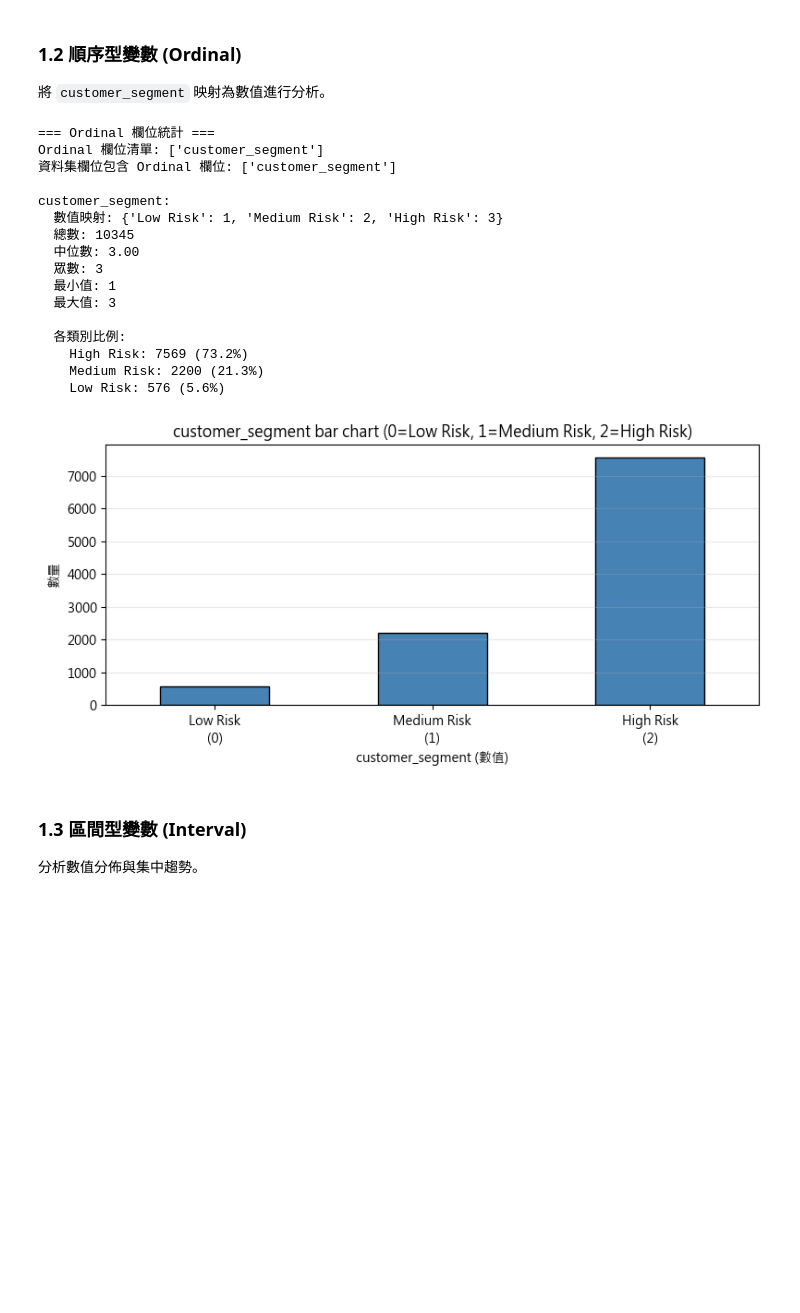
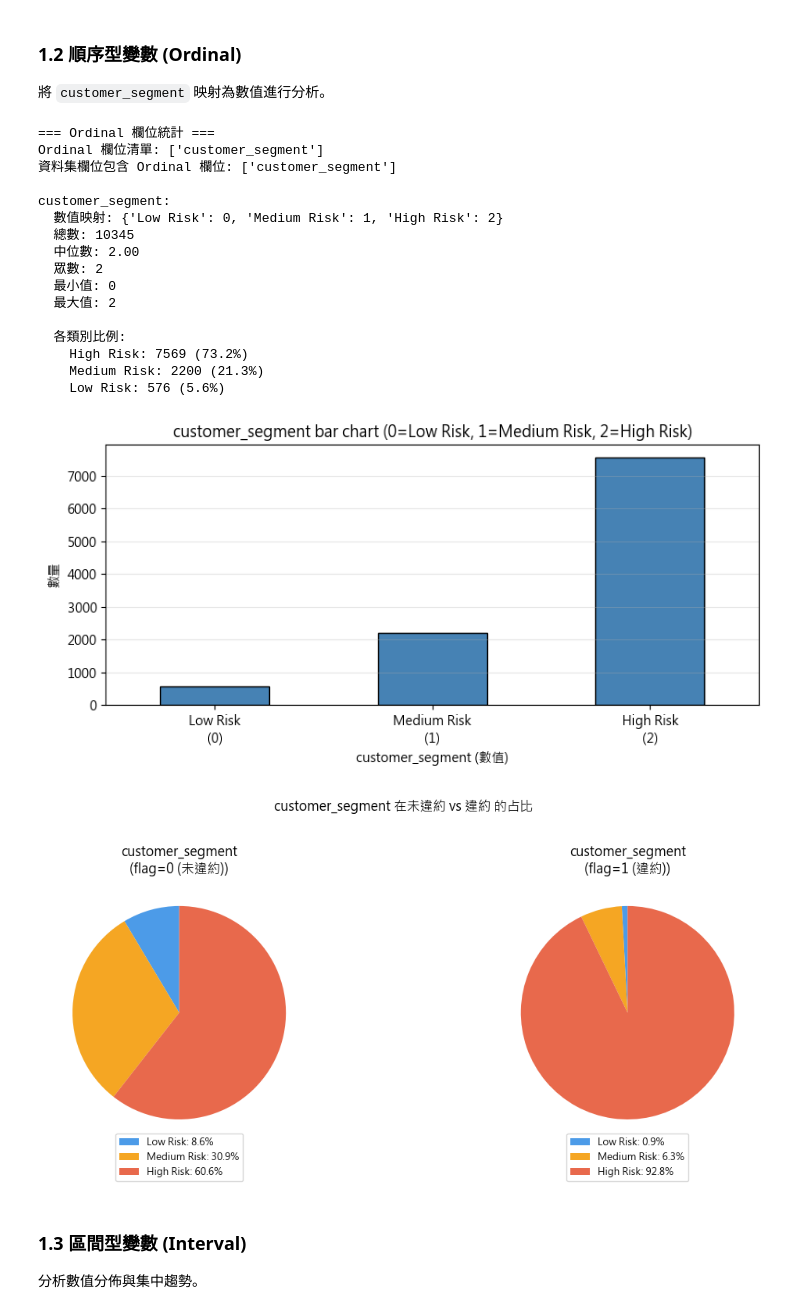
Before and after one commit to BobbleUnderBox/DataMiningG1FinalProject, a Jupyter notebook: notebooks/02_exploratory_data_analysis.ipynb, the cells around one changed output. Cells and saved outputs as stored; diff of their text form; code cells hidden in the pictures; blank space fills up the shorter version.

```diff
--- a/notebooks/02_exploratory_data_analysis.ipynb
+++ b/notebooks/02_exploratory_data_analysis.ipynb
@@ -150,23 +129,18 @@ print("=== Ordinal 欄位統計 ===")
 print(f"Ordinal 欄位清單: {data_types['Ordinal']}")
 print(f"資料集欄位包含 Ordinal 欄位: {[col for col in data_types['Ordinal'] if col in df.columns]}")
 
-# 定義 customer_segment 的順序映射
 segment_mapping = {'Low Risk': 0, 'Medium Risk': 1, 'High Risk': 2}
+flag_labels = {0: 'flag=0 (未違約)', 1: 'flag=1 (違約)'}
 
 for col in data_types['Ordinal']:
     if col in df.columns:
         print(f"\n{col}:")
 
-        # 特殊處理 customer_segment：轉換為數值
         if col == 'customer_segment':
-            # 檢查是否已經是數值型態
-            if df['customer_segment'].dtype == 'object':
+            if not pd.api.types.is_numeric_dtype(df[col]):
                 df_numeric = df[col].map(segment_mapping)
             else:
-                # 如果已經是數值，直接使用
                 df_numeric = df[col]
-                # 更新映射表以利顯示 (假設之前的編碼是 0, 1, 2)
-                # 或者如果您想確保順序一致，可以進行轉換
             print(f"  數值映射: {segment_mapping}")
             print(f"  總數: {df_numeric.count()}")
             print(f"  中位數: {df_numeric.median():.2f}")
@@ -174,42 +148,60 @@ for col in data_types['Ordinal']:
             print(f"  最小值: {df_numeric.min()}")
             print(f"  最大值: {df_numeric.max()}")
 
-            # 計算各類別的比例
             print(f"\n  各類別比例:")
             value_counts = df[col].value_counts()
             total_count = len(df[col])
             for category, count in value_counts.items():
                 percentage = (count / total_count) * 100
                 print(f"    {category}: {count} ({percentage:.1f}%)")
 
-            # 畫長條圖（使用數值版本）
+            # 長條圖
             plt.figure(figsize=(8, 4))
             df_numeric.value_counts().sort_index().plot(kind='bar', color='steelblue', edgecolor='black')
             plt.title(f"{col} bar chart (0=Low Risk, 1=Medium Risk, 2=High Risk)")
             plt.xlabel(f"{col} (數值)")
             plt.ylabel('數量')
             plt.xticks([0, 1, 2], ['Low Risk\n(0)', 'Medium Risk\n(1)', 'High Risk\n(2)'], rotation=0)
             plt.grid(axis='y', alpha=0.3)
             plt.tight_layout()
             plt.show()
+
+            # 圓餅圖：百分比放進 legend，扇形上不顯示文字
+            segment_order = ['Low Risk', 'Medium Risk', 'High Risk']
+            colors = ['#4C9BE8', '#F5A623', '#E8694C']
+
+            fig, axes = plt.subplots(1, 2, figsize=(12, 5))
+            for ax, flag_val in zip(axes, [0, 1]):
+                subset = df[df['default_flag'] == flag_val][col]
+                vc = subset.value_counts().reindex(segment_order).dropna()
+                pcts = vc / vc.sum() * 100
+                legend_labels = [f"{label}: {pct:.1f}%" for label, pct in zip(vc.index, pcts)]
+                wedges, _ = ax.pie(vc, startangle=90, colors=colors[:len(vc)])
+                ax.legend(wedges, legend_labels, loc='lower center',
+                          bbox_to_anchor=(0.5, -0.15), ncol=1, fontsize=9)
+                ax.set_title(f"{col}\n({flag_labels[flag_val]})")
+            plt.suptitle(f"{col} 在未違約 vs 違約 的占比", fontsize=12, y=1.02)
+            plt.tight_layout()
+            plt.show()
 # %% [output]
 === Ordinal 欄位統計 ===
 Ordinal 欄位清單: ['customer_segment']
 資料集欄位包含 Ordinal 欄位: ['customer_segment']
 
 customer_segment:
-  數值映射: {'Low Risk': 1, 'Medium Risk': 2, 'High Risk': 3}
+  數值映射: {'Low Risk': 0, 'Medium Risk': 1, 'High Risk': 2}
   總數: 10345
-  中位數: 3.00
-  眾數: 3
-  最小值: 1
-  最大值: 3
+  中位數: 2.00
+  眾數: 2
+  最小值: 0
+  最大值: 2
 
   各類別比例:
     High Risk: 7569 (73.2%)
     Medium Risk: 2200 (21.3%)
     Low Risk: 576 (5.6%)
 [figure]
+[figure, added]
 # %% [markdown]
 ### 1.3 區間型變數 (Interval)
 分析數值分佈與集中趨勢。
```
Also changed, not shown: parts of 5 cells of this notebook.
